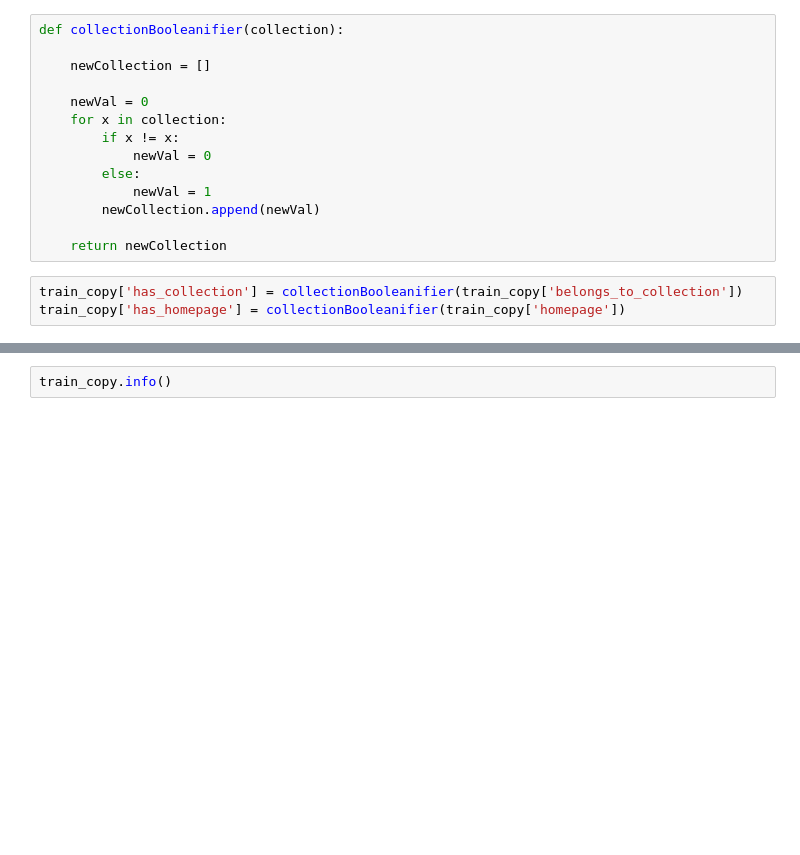
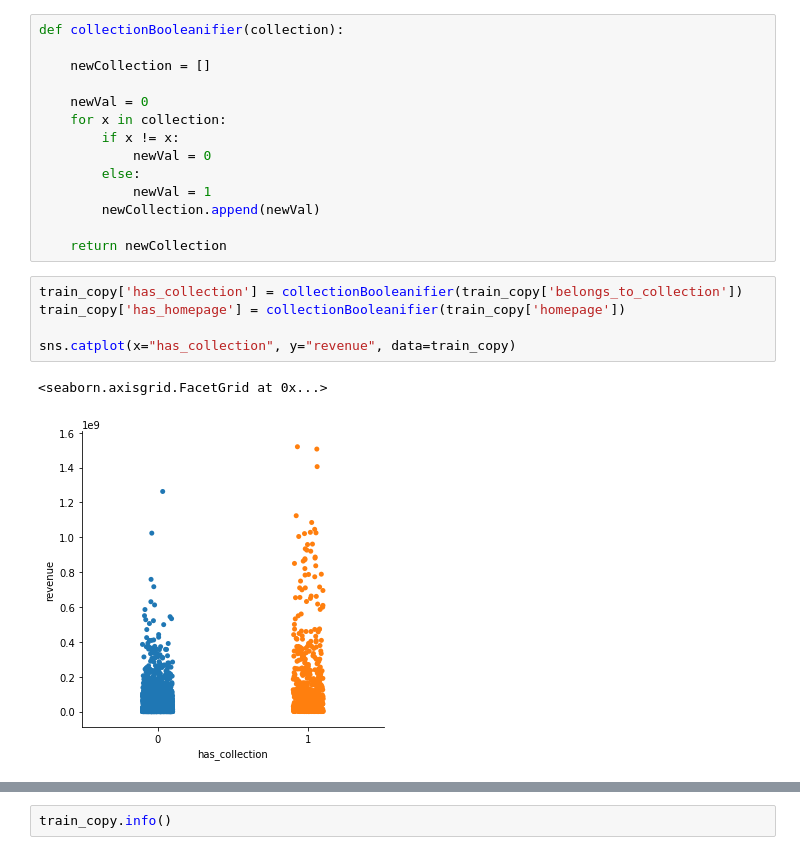
Before and after one commit to jhoffis/Oblig2, a Jupyter notebook: Jonathan.ipynb, the cells around one changed output, grey strips where cells are left out. Drawn from its saved outputs; the diff is of its cells as text; blank space fills up the shorter version.

```diff
--- a/Jonathan.ipynb
+++ b/Jonathan.ipynb
@@ -110,3 +112,8 @@ def collectionBooleanifier(collection):
 # %%
 train_copy['has_collection'] = collectionBooleanifier(train_copy['belongs_to_collection'])
 train_copy['has_homepage'] = collectionBooleanifier(train_copy['homepage'])
+
+sns.catplot(x="has_collection", y="revenue", data=train_copy)
+# %% [output]
+<seaborn.axisgrid.FacetGrid at 0x...>
+[figure, added]
```
Also changed, not shown: parts of 26 cells of this notebook, 2 other files.
